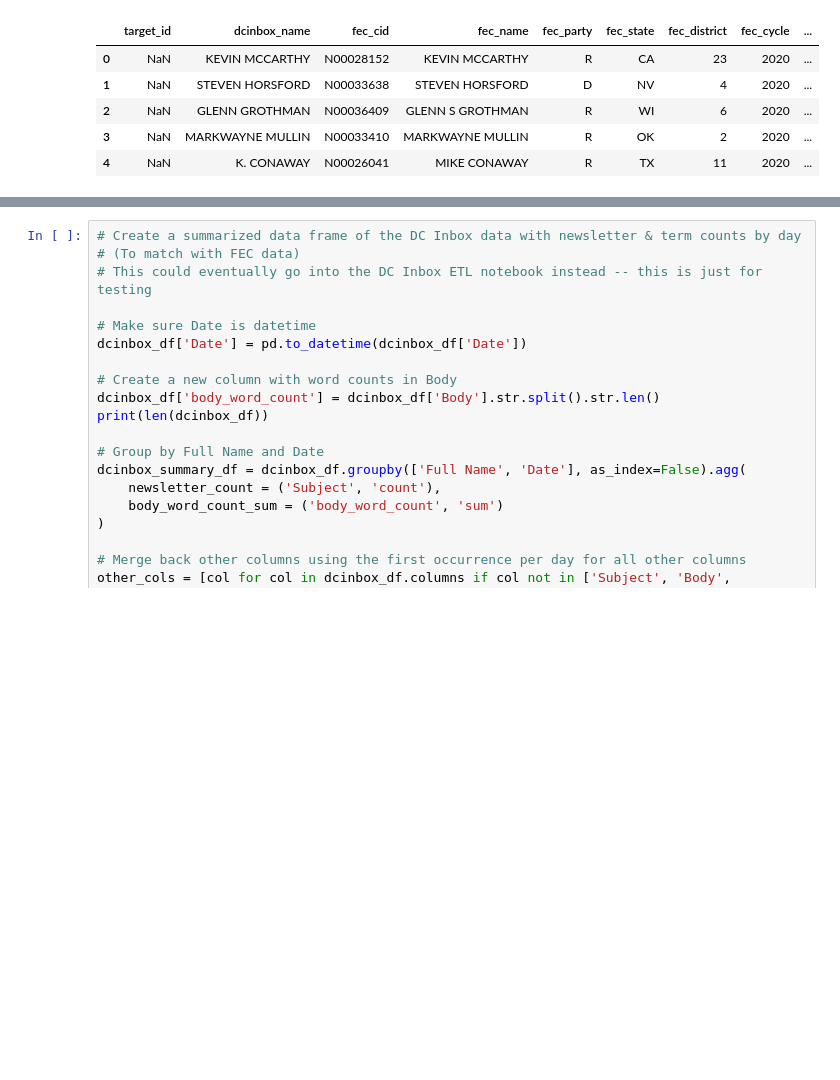
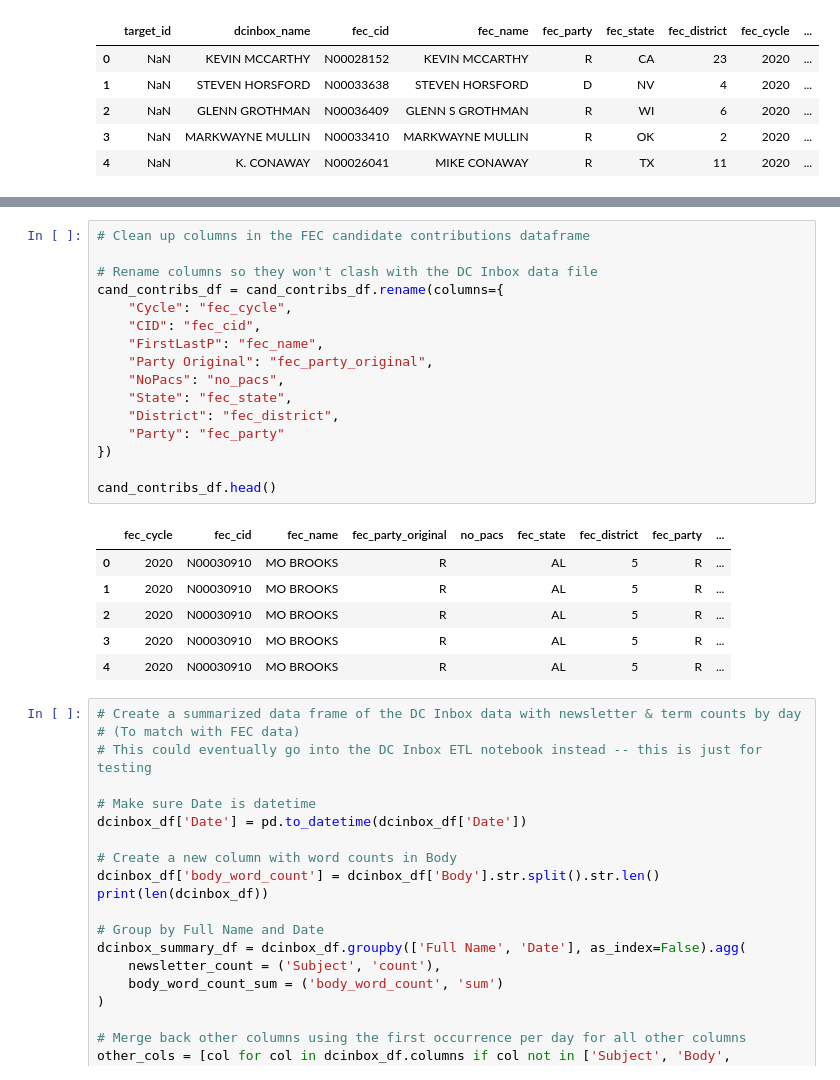
Before and after one commit to marobinette/cfd-project-ds1, a Jupyter notebook: notebooks/Matched_Politicians_EDA.ipynb, the cells around one changed output, grey strips where cells are left out. Drawn from its saved outputs; the diff is of its cells as text; blank space fills up the shorter version.

```diff
--- a/notebooks/Matched_Politicians_EDA.ipynb
+++ b/notebooks/Matched_Politicians_EDA.ipynb
@@ -168,3 +169,26 @@ cand_contribs_df.head()
+# %%
+# Clean up columns in the FEC candidate contributions dataframe
+
+# Rename columns so they won't clash with the DC Inbox data file
+cand_contribs_df = cand_contribs_df.rename(columns={
+    "Cycle": "fec_cycle",
+    "CID": "fec_cid",
+    "FirstLastP": "fec_name",
+    "Party Original": "fec_party_original",
+    "NoPacs": "no_pacs",
+    "State": "fec_state",
+    "District": "fec_district",
+    "Party": "fec_party"
+})
+
+cand_contribs_df.head()
+# %% [output]
+|  | fec_cycle | fec_cid | fec_name | fec_party_original | no_pacs | fec_state | fec_district | fec_party | ... |
+| 0 | 2020 | N00030910 | MO BROOKS | R |  | AL | 5 | R | ... |
+| 1 | 2020 | N00030910 | MO BROOKS | R |  | AL | 5 | R | ... |
+| 2 | 2020 | N00030910 | MO BROOKS | R |  | AL | 5 | R | ... |
+| 3 | 2020 | N00030910 | MO BROOKS | R |  | AL | 5 | R | ... |
+| 4 | 2020 | N00030910 | MO BROOKS | R |  | AL | 5 | R | ... |
 # %%
 # Create a summarized data frame of the DC Inbox data with newsletter & term counts by day
 # (To match with FEC data)
```
Also changed, not shown: parts of 5 cells of this notebook, 1 other file.
